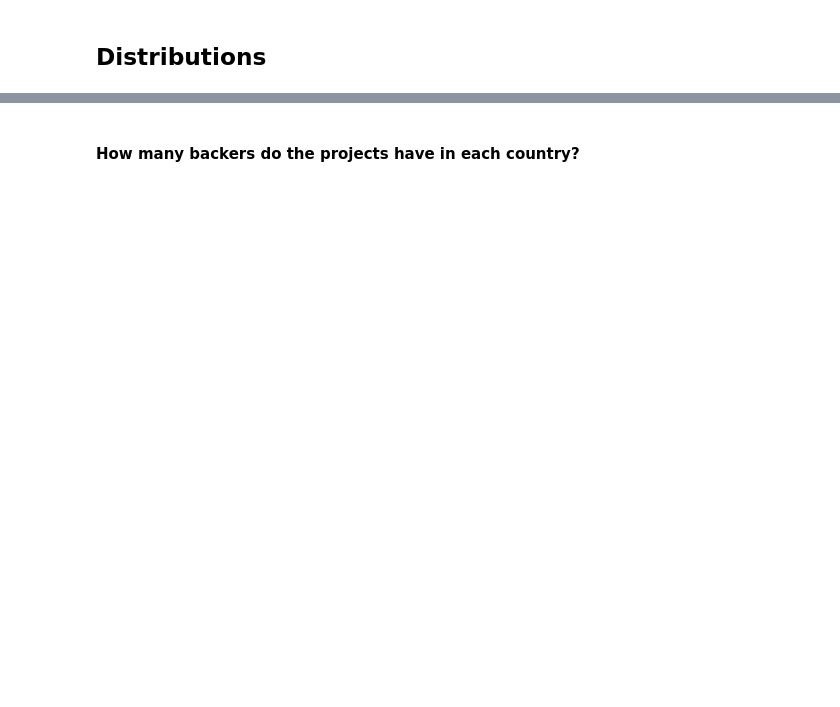
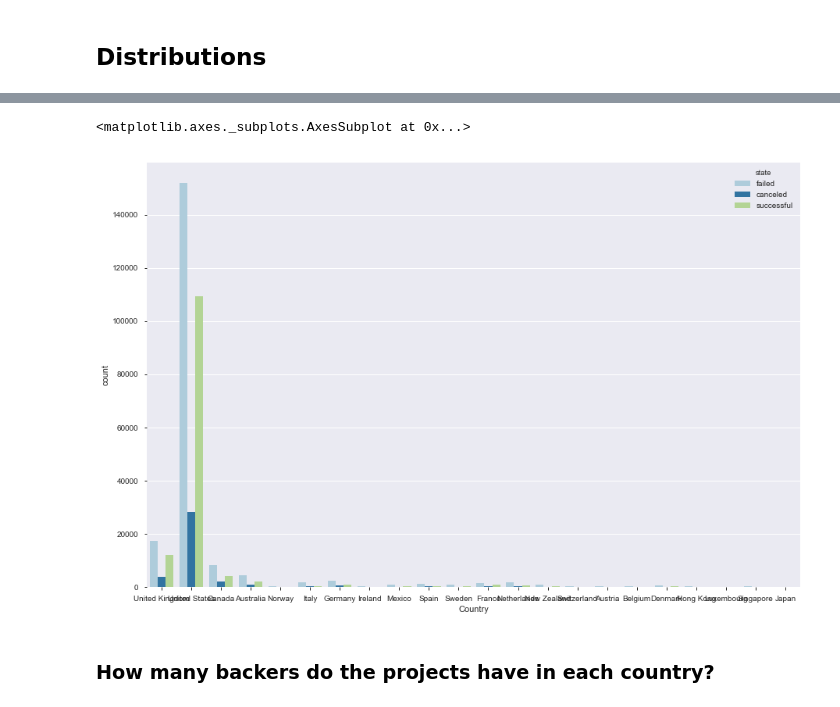
Before and after one commit to vmai1/dataExplorationProject, a Jupyter notebook: Python Code.ipynb, the cells around one changed output, grey strips where cells are left out. Saved outputs shown, nothing was run; the diff lists cells and outputs as text; code cells hidden in the pictures; blank space fills up the shorter version.

```diff
--- a/Python Code.ipynb
+++ b/Python Code.ipynb
@@ -122,9 +263,12 @@ sns.countplot(x="country",data=ks,order = ks['country'].value_counts().index,ax=
 # %%
 fig, ax = plt.subplots()
 fig.set_size_inches(15, 10)
-sns.countplot(x="country",hue="state",data=ks, ax=ax, palette="Paired")
+sns.countplot(x="Country",hue="state",data=ks, ax=ax, palette="Paired")
+# %% [output]
+<matplotlib.axes._subplots.AxesSubplot at 0x...>
+[figure, added]
 # %% [markdown]
-#### How many backers do the projects have in each country?
+### How many backers do the projects have in each country?
 # %%
 fig, ax = plt.subplots()
 fig.set_size_inches(15, 10)
```
Also changed, not shown: parts of 64 cells of this notebook.
